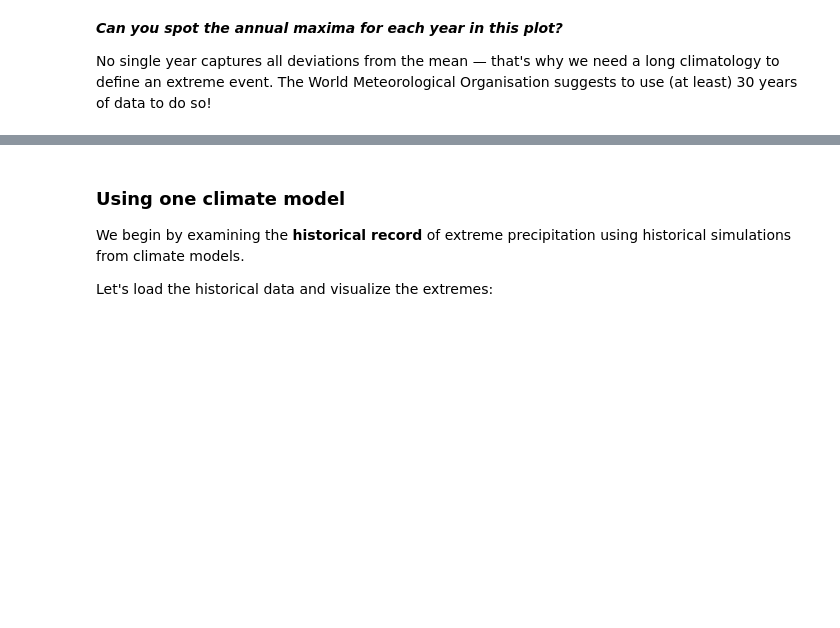
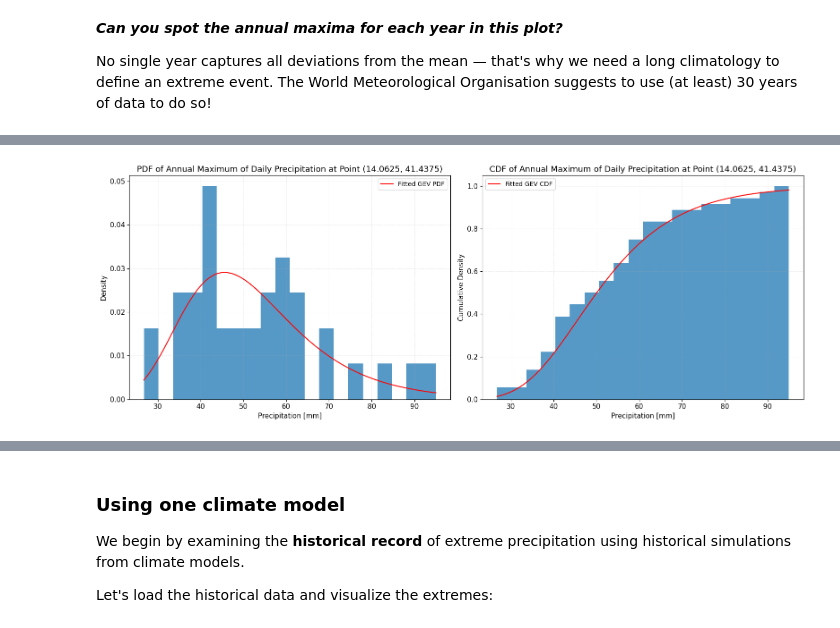
Before and after one commit to ecmwf-training/extreme-precipitation-exposure, a Jupyter notebook: tutorials/return_period.ipynb, the cells around one changed output, grey strips where cells are left out. Saved outputs shown, nothing was run; the diff lists cells and outputs as text; code cells hidden in the pictures; blank space fills up the shorter version.

```diff
--- a/tutorials/return_period.ipynb
+++ b/tutorials/return_period.ipynb
@@ -193,0 +236,24 @@ The annual maxima help us to further refine what we call an extreme precipitatio
+# %%
+fig, axes = plt.subplots(1, 2, figsize=(16, 6))
+# PDF
+sns.histplot(annual_max_df['rx1day'], bins=20, edgecolor='None', stat='density', ax=axes[0])
+x = np.linspace(annual_max_df['rx1day'].min(), annual_max_df['rx1day'].max(), 100)
+pdf = genextreme.pdf(x, *gev_params)
+axes[0].plot(x, pdf, color='red', label='Fitted GEV PDF')
+axes[0].set_title(f'PDF of Annual Maximum of Daily Precipitation at Point ({point_df["lon"].iloc[0]}, {point_df["lat"].iloc[0]})')
+axes[0].set_xlabel('Precipitation [mm]')
+axes[0].set_ylabel('Density')
+axes[0].grid(True, alpha=0.3, linestyle='--', linewidth=0.5)
+axes[0].legend(loc='upper right', fontsize=10, frameon=True)
+# CDF
+sns.histplot(annual_max_df['rx1day'], bins=20, edgecolor='None', stat='density', cumulative=True, ax=axes[1])
+cdf = genextreme.cdf(x, *gev_params)
+axes[1].plot(x, cdf, color='red', label='Fitted GEV CDF')
+axes[1].set_title(f'CDF of Annual Maximum of Daily Precipitation at Point ({point_df["lon"].iloc[0]}, {point_df["lat"].iloc[0]})')
+axes[1].set_xlabel('Precipitation [mm]')
+axes[1].set_ylabel('Cumulative Density')
+axes[1].grid(True, alpha=0.3, linestyle='--', linewidth=0.5)
+axes[1].legend(loc='upper left', fontsize=10, frameon=True)
+plt.tight_layout()
+# %% [output]
+[figure, added]
```
Also changed, not shown: parts of 10 cells of this notebook.
